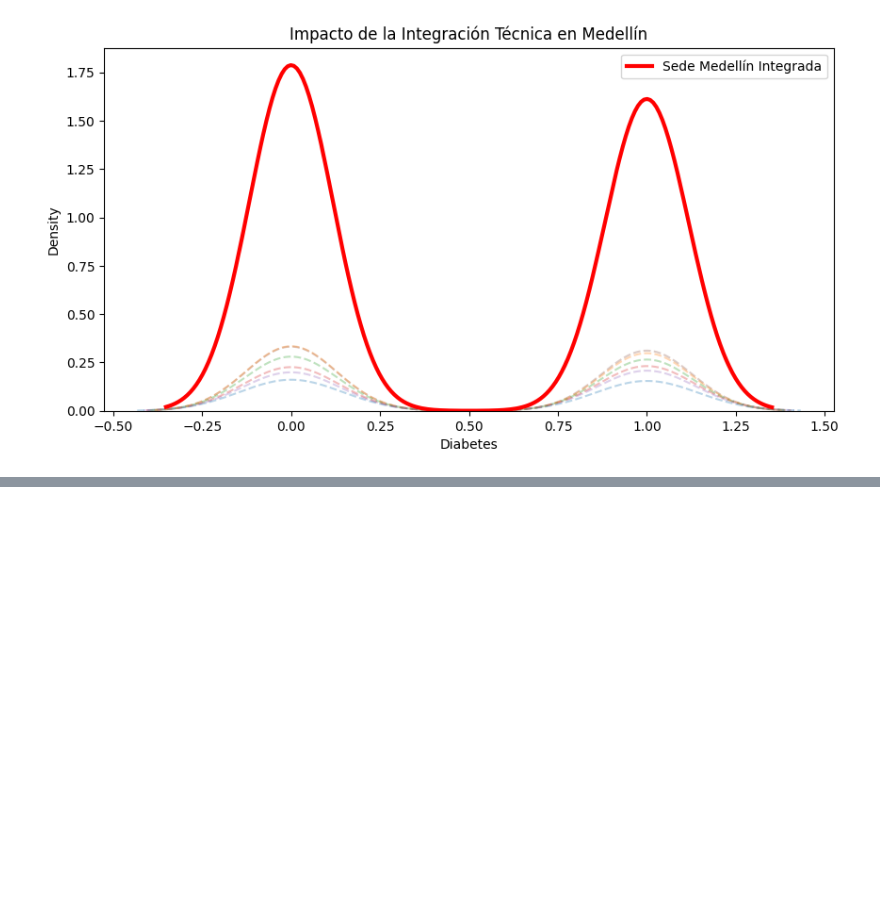
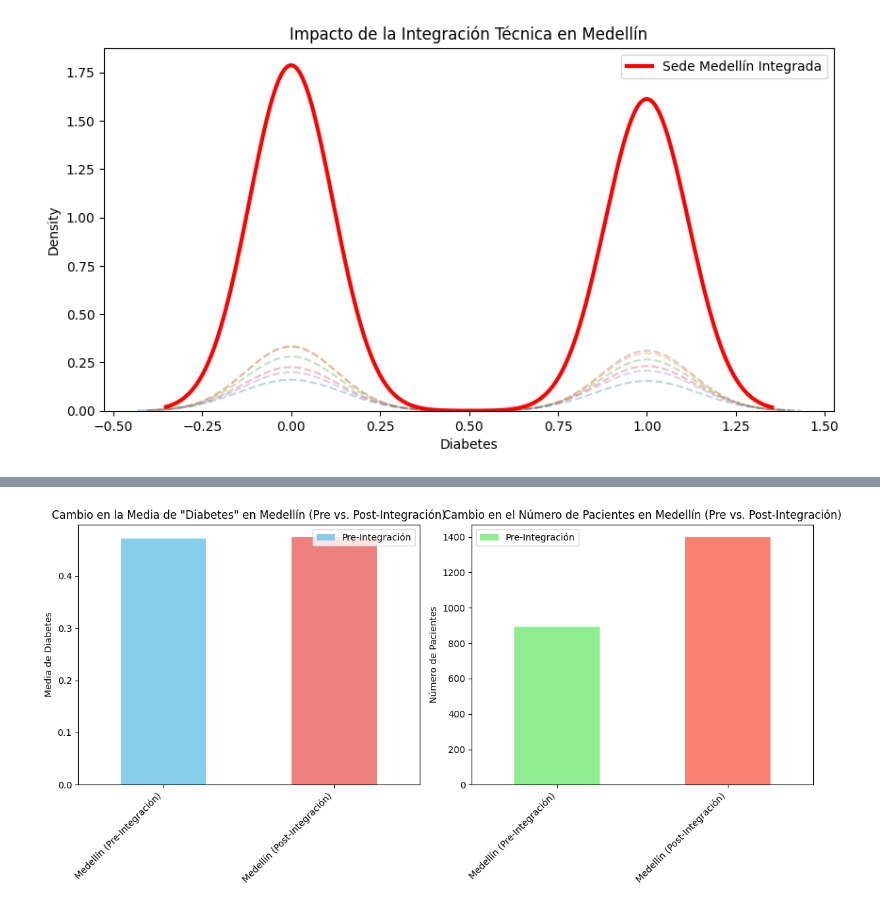
Before and after one commit to Arx15E/University-Proyects, a Jupyter notebook: Parcial_1.ipynb, the cells around one changed output, grey strips where cells are left out. Drawn from its saved outputs; the diff is of its cells as text; code cells hidden in the pictures; blank space fills up the shorter version.

```diff
--- a/Parcial_1.ipynb
+++ b/Parcial_1.ipynb
@@ -164,10 +220,11 @@ if sede_afinidad:
 # %%
 if sede_afinidad:
-    # --- FASE 4: CONSOLIDACIÓN Y VALIDACIÓN POST-INTEGRACIÓN ---
     df_integrados = df_sabaneta[df_sabaneta['Aceptado'] == True].copy()
     df_integrados['Branch'] = sede_afinidad
 
-    df_final = pd.concat([df_otras, df_integrados])
+    # Excluir los pacientes de Sabaneta (los aceptados ya están en df_integrados, los rechazados no se usan)
+    df_otras_sin_sabaneta = df_otras[df_otras['Branch'] != sede_clausura].copy()
+    df_final = pd.concat([df_otras_sin_sabaneta, df_integrados])
 
     print("\n### ANÁLISIS DE MOMENTOS - ESTADO POST-INTEGRACIÓN ###")
     stats_post = df_final.groupby('Branch')[variable_referencia].agg(['mean', 'std', 'skew', pd.Series.kurt, 'count'])
@@ -209,0 +263,12 @@ En resumen, el proceso demostró la viabilidad de la integración técnica de po
+# %%
+medellin_pre_stats = stats_pre.loc['Medellín'].to_frame().T
+medellin_post_stats = stats_post.loc['Medellín'].to_frame().T
+
+# Add a label to distinguish between pre and post
+medellin_pre_stats.index = ['Medellín (Pre-Integración)']
+medellin_post_stats.index = ['Medellín (Post-Integración)']
+
+comparison_medellin = pd.concat([medellin_pre_stats, medellin_post_stats])
+
+print("### Comparación de Estadísticas para Medellín (Pre y Post-Integración) ###")
+print(comparison_medellin)
@@ -209,0 +284,23 @@ En resumen, el proceso demostró la viabilidad de la integración técnica de po
+# %%
+plt.figure(figsize=(12, 6))
+
+# Gráfico para la Media
+plt.subplot(1, 2, 1) # 1 fila, 2 columnas, primer gráfico
+comparison_medellin['Media'].plot(kind='bar', color=['skyblue', 'lightcoral'])
+plt.title('Cambio en la Media de "Diabetes" en Medellín (Pre vs. Post-Integración)')
+plt.ylabel('Media de Diabetes')
+plt.xticks(rotation=45, ha='right')
+plt.legend(['Pre-Integración', 'Post-Integración'])
+
+# Gráfico para el Número de Pacientes
+plt.subplot(1, 2, 2) # 1 fila, 2 columnas, segundo gráfico
+comparison_medellin['N_Pacientes'].plot(kind='bar', color=['lightgreen', 'salmon'])
+plt.title('Cambio en el Número de Pacientes en Medellín (Pre vs. Post-Integración)')
+plt.ylabel('Número de Pacientes')
+plt.xticks(rotation=45, ha='right')
+plt.legend(['Pre-Integración', 'Post-Integración'])
+
+plt.tight_layout()
+plt.show()
+# %% [output]
+[figure, added]
```
Also changed, not shown: parts of 21 cells of this notebook.
